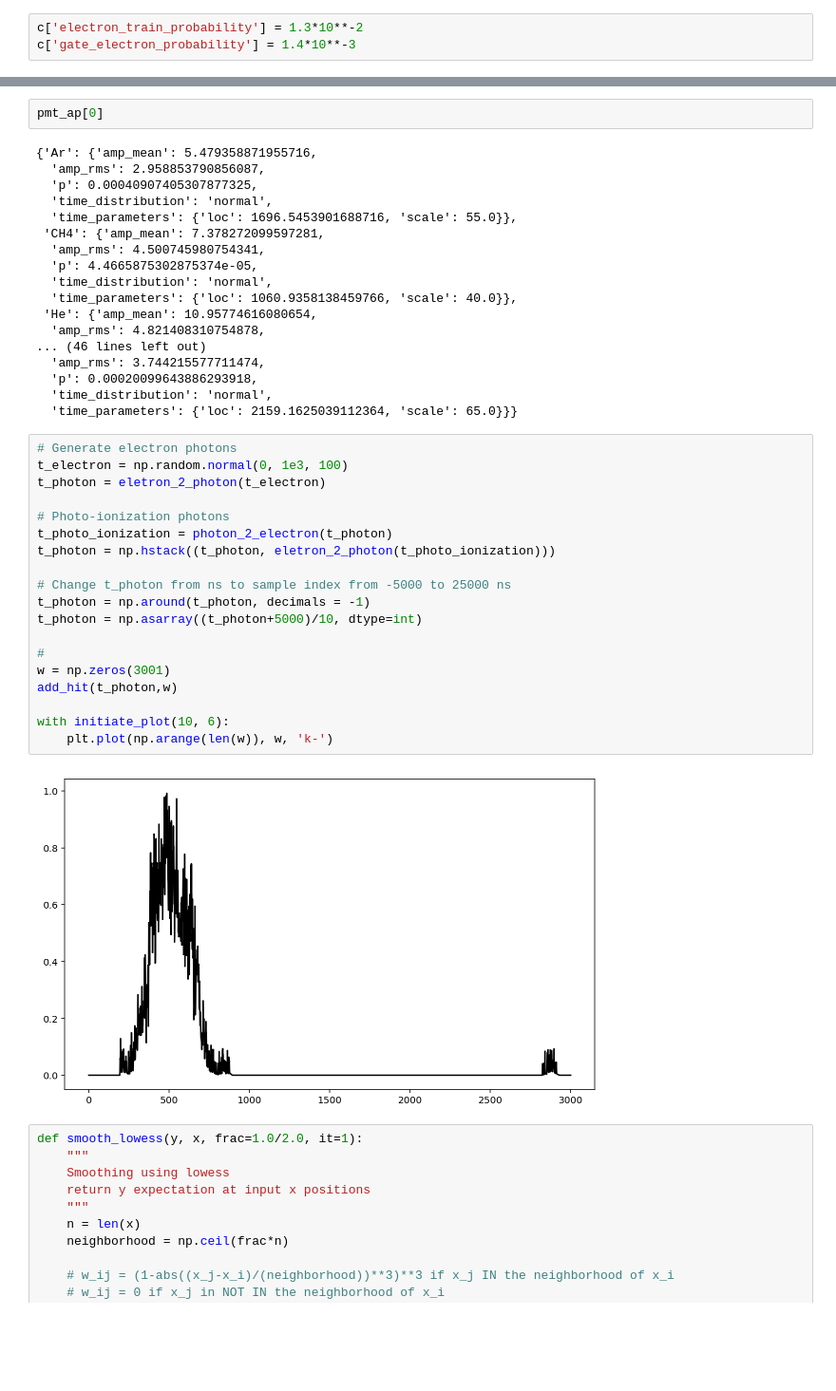
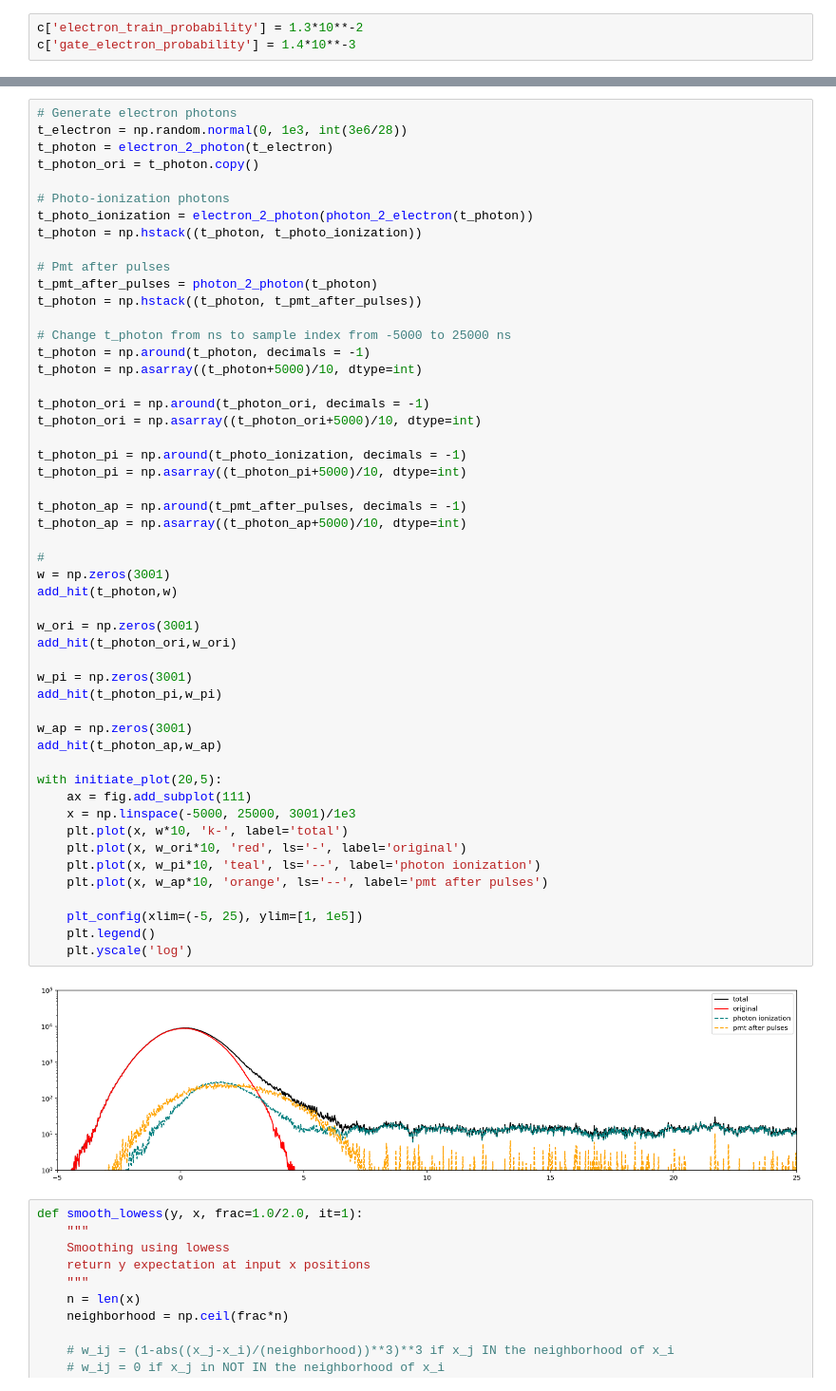
Before and after one commit to zhut19/xenon1t, a Jupyter notebook: fun_with_pax/Faster_Fax_testing.ipynb, the cells around one changed output, grey strips where cells are left out. Shown at 95% size. Cells and saved outputs as stored; diff of their text form; blank space fills up the shorter version.

Commit message:
finished adding pmt after pulses

```diff
--- a/fun_with_pax/Faster_Fax_testing.ipynb
+++ b/fun_with_pax/Faster_Fax_testing.ipynb
@@ -186,44 +224,56 @@ with initiate_plot(10, 6):
-# %%
-pmt_ap[0]
-# %% [output]
-{'Ar': {'amp_mean': 5.479358871955716,
-  'amp_rms': 2.958853790856087,
-  'p': 0.00040907405307877325,
-  'time_distribution': 'normal',
-  'time_parameters': {'loc': 1696.5453901688716, 'scale': 55.0}},
- 'CH4': {'amp_mean': 7.378272099597281,
-  'amp_rms': 4.500745980754341,
-  'p': 4.4665875302875374e-05,
-  'time_distribution': 'normal',
-  'time_parameters': {'loc': 1060.9358138459766, 'scale': 40.0}},
- 'He': {'amp_mean': 10.95774616080654,
-  'amp_rms': 4.821408310754878,
-... (46 lines left out)
-  'amp_rms': 3.744215577711474,
-  'p': 0.00020099643886293918,
-  'time_distribution': 'normal',
-  'time_parameters': {'loc': 2159.1625039112364, 'scale': 65.0}}}
 # %%
 # Generate electron photons
-t_electron = np.random.normal(0, 1e3, 100)
-t_photon = eletron_2_photon(t_electron)
+t_electron = np.random.normal(0, 1e3, int(3e6/28))
+t_photon = electron_2_photon(t_electron)
+t_photon_ori = t_photon.copy()
 
 # Photo-ionization photons
-t_photo_ionization = photon_2_electron(t_photon)
-t_photon = np.hstack((t_photon, eletron_2_photon(t_photo_ionization)))
+t_photo_ionization = electron_2_photon(photon_2_electron(t_photon))
+t_photon = np.hstack((t_photon, t_photo_ionization))
+
+# Pmt after pulses
+t_pmt_after_pulses = photon_2_photon(t_photon)
+t_photon = np.hstack((t_photon, t_pmt_after_pulses))
 
 # Change t_photon from ns to sample index from -5000 to 25000 ns
 t_photon = np.around(t_photon, decimals = -1)
 t_photon = np.asarray((t_photon+5000)/10, dtype=int)
 
+t_photon_ori = np.around(t_photon_ori, decimals = -1)
+t_photon_ori = np.asarray((t_photon_ori+5000)/10, dtype=int)
+
+t_photon_pi = np.around(t_photo_ionization, decimals = -1)
+t_photon_pi = np.asarray((t_photon_pi+5000)/10, dtype=int)
+
+t_photon_ap = np.around(t_pmt_after_pulses, decimals = -1)
+t_photon_ap = np.asarray((t_photon_ap+5000)/10, dtype=int)
+
 #
 w = np.zeros(3001)
 add_hit(t_photon,w)
 
-with initiate_plot(10, 6):
-    plt.plot(np.arange(len(w)), w, 'k-')
+w_ori = np.zeros(3001)
+add_hit(t_photon_ori,w_ori)
+
+w_pi = np.zeros(3001)
+add_hit(t_photon_pi,w_pi)
+
+w_ap = np.zeros(3001)
+add_hit(t_photon_ap,w_ap)
+
+with initiate_plot(20,5):
+    ax = fig.add_subplot(111)
+    x = np.linspace(-5000, 25000, 3001)/1e3
+    plt.plot(x, w*10, 'k-', label='total')
+    plt.plot(x, w_ori*10, 'red', ls='-', label='original')
+    plt.plot(x, w_pi*10, 'teal', ls='--', label='photon ionization')
+    plt.plot(x, w_ap*10, 'orange', ls='--', label='pmt after pulses')
+
+    plt_config(xlim=(-5, 25), ylim=[1, 1e5])
+    plt.legend()
+    plt.yscale('log')
 # %% [output]
-[figure, old version]
+[figure, new version]
 # %%
 def smooth_lowess(y, x, frac=1.0/2.0, it=1):
     """
```
Also changed, not shown: parts of 7 cells of this notebook.
